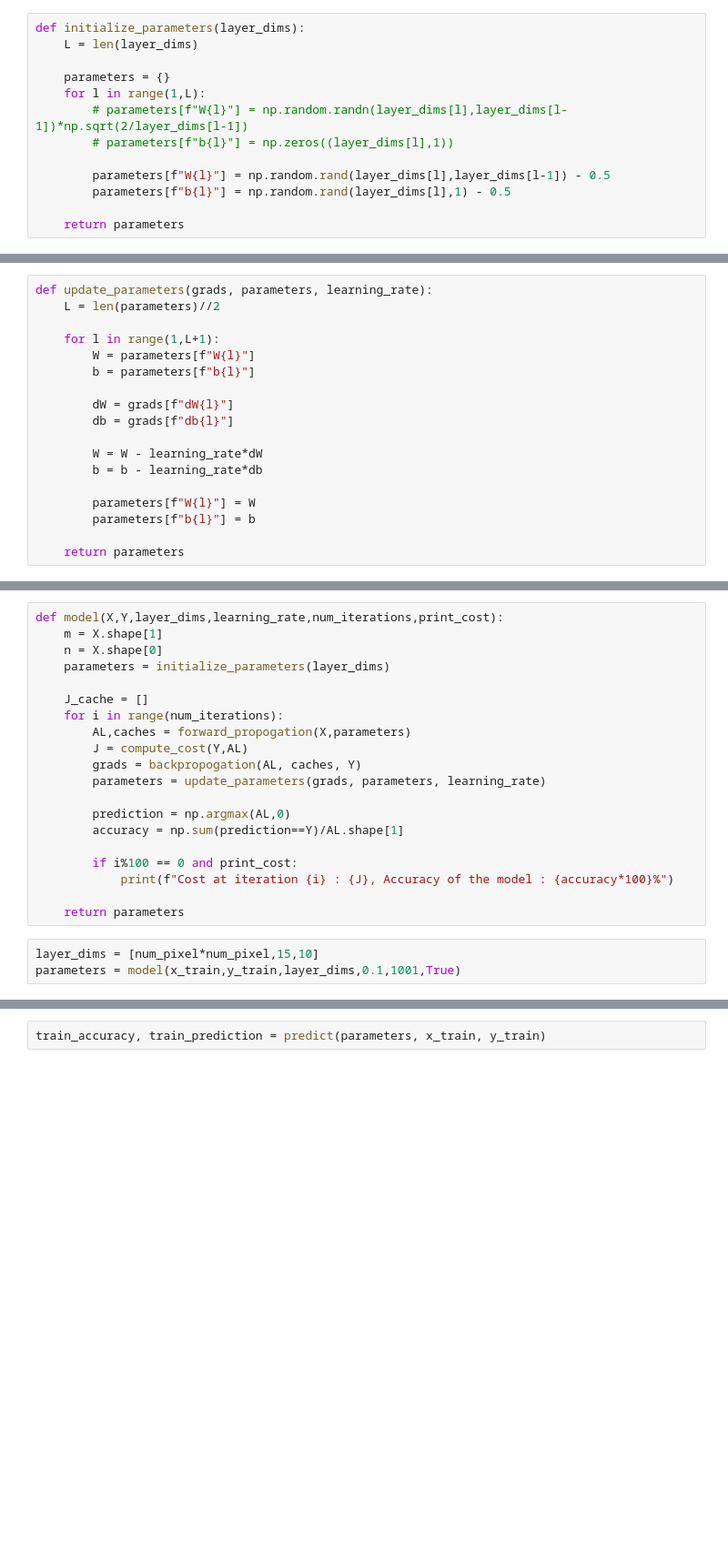
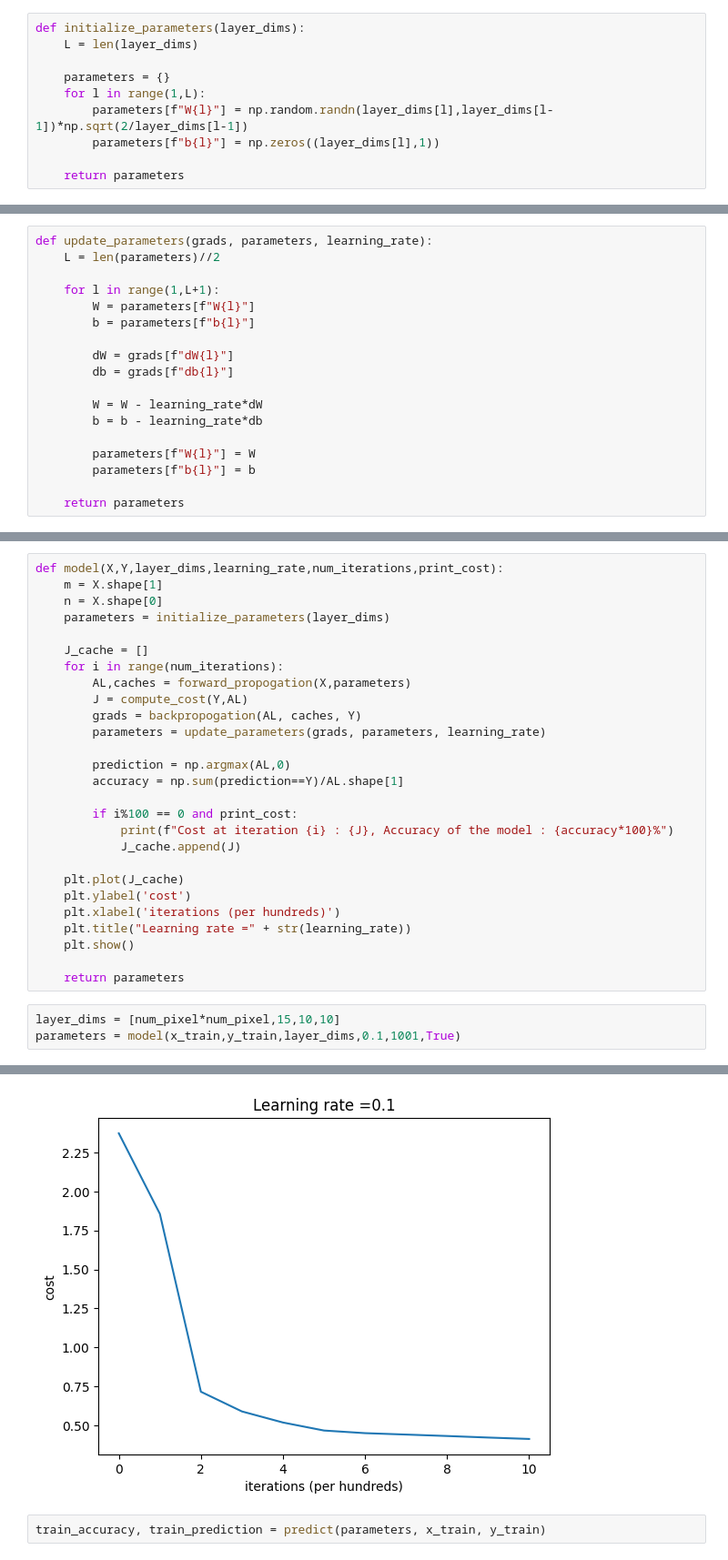
Before and after one commit to roshankaranth/nn_from_scratch_MNIST_dataset, a Jupyter notebook: nn.ipynb, the cells around one changed output, grey strips where cells are left out. Shown: that part at 91% size. Drawn from its saved outputs; the diff is of its cells as text; blank space fills up the shorter version.

```diff
--- a/nn.ipynb
+++ b/nn.ipynb
@@ -94,11 +94,8 @@ def initialize_parameters(layer_dims):
 
     parameters = {}
     for l in range(1,L):
-        # parameters[f"W{l}"] = np.random.randn(layer_dims[l],layer_dims[l-1])*np.sqrt(2/layer_dims[l-1])
-        # parameters[f"b{l}"] = np.zeros((layer_dims[l],1))
-
-        parameters[f"W{l}"] = np.random.rand(layer_dims[l],layer_dims[l-1]) - 0.5
-        parameters[f"b{l}"] = np.random.rand(layer_dims[l],1) - 0.5
+        parameters[f"W{l}"] = np.random.randn(layer_dims[l],layer_dims[l-1])*np.sqrt(2/layer_dims[l-1])
+        parameters[f"b{l}"] = np.zeros((layer_dims[l],1))
 
     return parameters
 # %%
@@ -226,9 +222,16 @@ def model(X,Y,layer_dims,learning_rate,num_iterations,print_cost):
 
         if i%100 == 0 and print_cost:
             print(f"Cost at iteration {i} : {J}, Accuracy of the model : {accuracy*100}%")
+            J_cache.append(J)
+
+    plt.plot(J_cache)
+    plt.ylabel('cost')
+    plt.xlabel('iterations (per hundreds)')
+    plt.title("Learning rate =" + str(learning_rate))
+    plt.show()
 
     return parameters
 # %%
-layer_dims = [num_pixel*num_pixel,15,10]
+layer_dims = [num_pixel*num_pixel,15,10,10]
 parameters = model(x_train,y_train,layer_dims,0.1,1001,True)
 # %% [output]
@@ -246,3 +249,4 @@ Cost at iteration 1000 : 0.5223572497292046, Accuracy of the model : 84.765%
+[figure, added]
 # %%
 train_accuracy, train_prediction = predict(parameters, x_train, y_train)
 # %%
```
Also changed, not shown: parts of 7 cells of this notebook.
